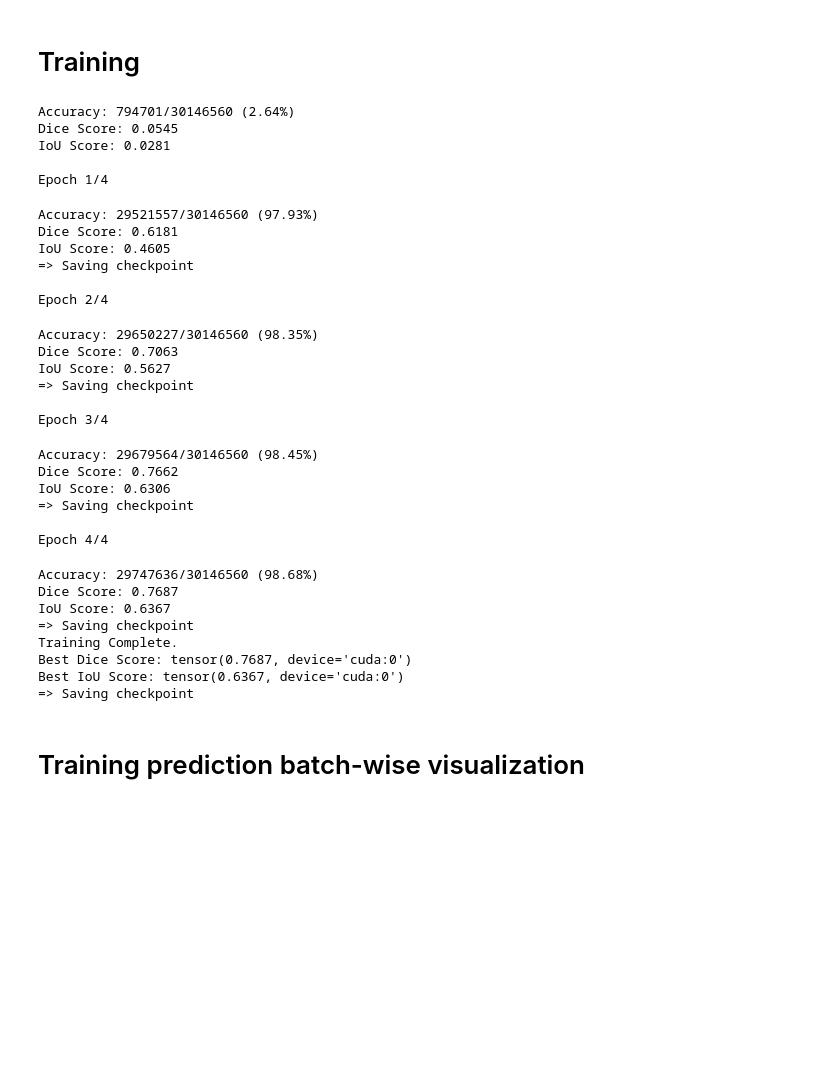
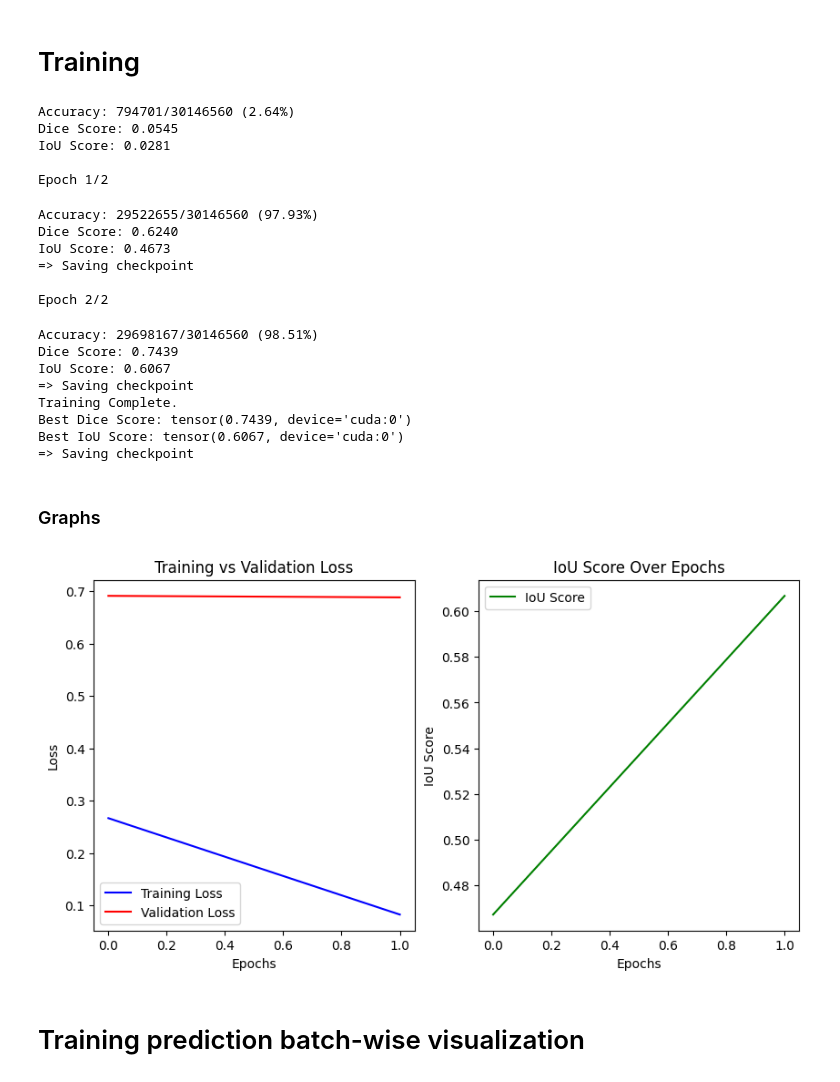
Before and after one commit to DebesheeSen/Brain-Tumor-Segmentation, a Jupyter notebook: main.ipynb, the cells around one changed output. Saved outputs shown, nothing was run; the diff lists cells and outputs as text; code cells hidden in the pictures; blank space fills up the shorter version.

Commit message:
Kaggle Notebook | brain_tumor_image_segmentation_unet | Version 3

```diff
--- a/main.ipynb
+++ b/main.ipynb
@@ -459,7 +459,7 @@ Estimated Total Size (MB): 1890.61
 # Hyperparameters
 LEARNING_RATE = 1e-4
 BATCH_SIZE = 32
-NUM_EPOCHS = 4
+NUM_EPOCHS = 2
 LOAD_MODEL = False
 DEVICE = "cuda" if torch.cuda.is_available() else "cpu"
 
@@ -538,7 +538,7 @@ def train_fn(loader, model, optimizer, loss_fn, scaler):
         targets = targets.float().to(device=DEVICE)
 
         # Forward
-        with torch.cuda.amp.autocast():
+        with torch.amp.autocast('cuda'):
             predictions = model(data)
             loss = loss_fn(predictions, targets)
             total_loss += loss.item()  # Add loss for this batch
@@ -563,7 +563,7 @@ def main():
         load_checkpoint(torch.load("my_checkpoint.pth.tar"), model)
 
     check_accuracy(val_loader, model,loss_fn, device=DEVICE)
-    scaler = torch.cuda.amp.GradScaler()
+    scaler = torch.amp.GradScaler('cuda')
 
     best_dice_score = 0  # Track the best Dice score
     best_iou_score = 0
@@ -621,33 +621,50 @@ Accuracy: 794701/30146560 (2.64%)
 Dice Score: 0.0545
 IoU Score: 0.0281
 
-Epoch 1/4
+Epoch 1/2
-Accuracy: 29521557/30146560 (97.93%)
-Dice Score: 0.6181
-IoU Score: 0.4605
+Accuracy: 29522655/30146560 (97.93%)
+Dice Score: 0.6240
+IoU Score: 0.4673
 => Saving checkpoint
 
-Epoch 2/4
+Epoch 2/2
-Accuracy: 29650227/30146560 (98.35%)
-Dice Score: 0.7063
-IoU Score: 0.5627
+Accuracy: 29698167/30146560 (98.51%)
+Dice Score: 0.7439
+IoU Score: 0.6067
 => Saving checkpoint
-
-Epoch 3/4
+Training Complete.
+Best Dice Score: tensor(0.7439, device='cuda:0')
+Best IoU Score: tensor(0.6067, device='cuda:0')
+=> Saving checkpoint
-Accuracy: 29679564/30146560 (98.45%)
-Dice Score: 0.7662
-IoU Score: 0.6306
-=> Saving checkpoint
-
-Epoch 4/4
-Accuracy: 29747636/30146560 (98.68%)
-Dice Score: 0.7687
-IoU Score: 0.6367
-=> Saving checkpoint
-Training Complete.
-Best Dice Score: tensor(0.7687, device='cuda:0')
-Best IoU Score: tensor(0.6367, device='cuda:0')
-=> Saving checkpoint
+# %% [markdown]
+### Graphs
+# %%
+train_losses = np.load("train_losses.npy")
+val_losses = np.load("val_losses.npy")
+iou_scores = np.load("iou_scores.npy")
+
+plt.figure(figsize=(10,5))
+
+# Plot training & validation loss
+plt.subplot(1,2,1)
+plt.plot(train_losses, label="Training Loss", color='blue')
+plt.plot(val_losses, label="Validation Loss", color='red')
+plt.xlabel("Epochs")
+plt.ylabel("Loss")
+plt.legend()
+plt.title("Training vs Validation Loss")
+
+# Plot IoU scores
+plt.subplot(1,2,2)
+plt.plot(iou_scores, label="IoU Score", color='green')
+plt.xlabel("Epochs")
+plt.ylabel("IoU Score")
+plt.legend()
+plt.title("IoU Score Over Epochs")
+
+plt.show()
+# %% [output]
+[figure, added]
 # %% [markdown]
 # Training prediction batch-wise visualization
 # %%
```
Also changed, not shown: parts of 11 cells of this notebook.
